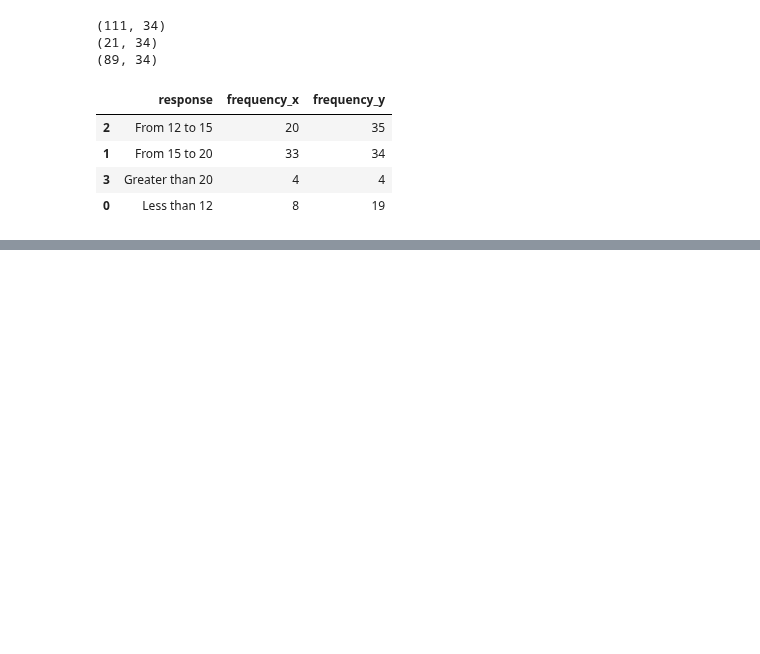
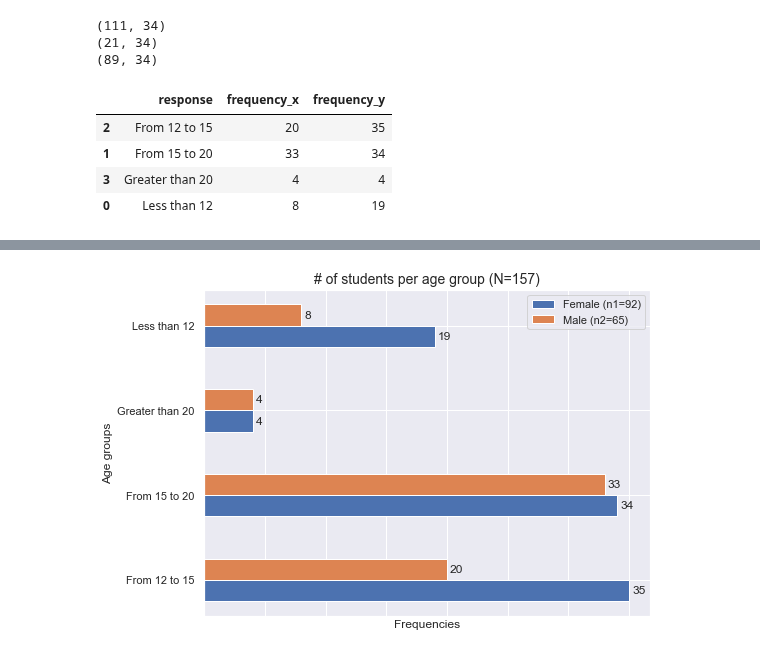
Before and after one commit to wisnercelucus/pes-nippes-data-cleaning, a Jupyter notebook: notebooks/analysis.ipynb, the cells around one changed output, grey strips where cells are left out. Saved outputs shown, nothing was run; the diff lists cells and outputs as text; code cells hidden in the pictures; blank space fills up the shorter version.

```diff
--- a/notebooks/analysis.ipynb
+++ b/notebooks/analysis.ipynb
@@ -134,3 +139,36 @@ sns.set_context('paper')
+# %%
+# Fixing random state for reproducibility
+sns.set(rc={'figure.figsize':(8,6)})
+fig, ax = plt.subplots()
+
+ax1 = ax
+
+title_fontsize = 14
+label_fontsize = 12
+
+#Plot Students
+s_y_pos = np.arange(len(s_ages_interval))
+s_rects_f = ax1.barh(s_y_pos - width/2, s_women_ages_values, width, align='center', label=f'Female (n1=%s)' % int(sum(s_women_ages_values)))
+s_rects_m = ax1.barh(s_y_pos + width/2, s_men_ages_values, width, align='center', label=f'Male (n2=%s)' % int(sum(s_men_ages_values)))
+ax1.legend()
+ax1.set_yticks(s_y_pos)
+ax1.set_yticklabels(s_ages_interval)
+ax1.set_title('# of students per age group (N=%s)' % int(sum(s_women_ages_values) + sum(s_men_ages_values)), fontsize=title_fontsize)
+ax1.set_ylabel('Age groups', fontsize=label_fontsize)
+ax1.set_xlabel('Frequencies', fontsize=label_fontsize)
+ax1.bar_label(s_rects_f, padding=3)
+ax1.bar_label(s_rects_m, padding=3)
+ax1.tick_params(
+    axis='x',          # changes apply to the x-axis
+    which='both',      # both major and minor ticks are affected
+    bottom=False,      # ticks along the bottom edge are off
+    top=False,         # ticks along the top edge are off
+    labelbottom=False)
+
+plt.savefig('../figs/s_ages_interval.png',dpi=250,bbox_inches = 'tight')
+plt.show()
+# %% [output]
+[figure, added]
 # %%
 # Fixing random state for reproducibility
 
```
Also changed, not shown: parts of 43 cells of this notebook, 17 other files.
